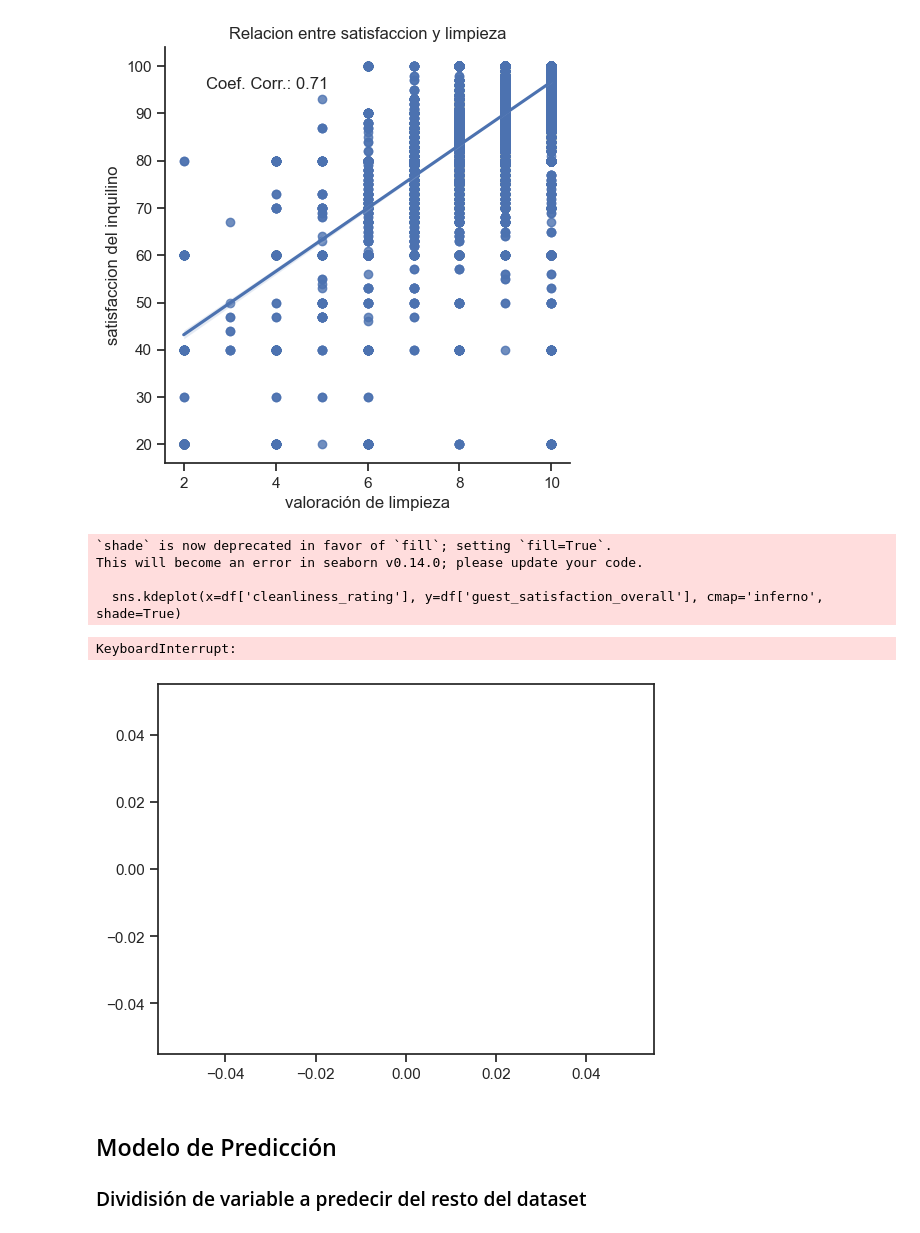
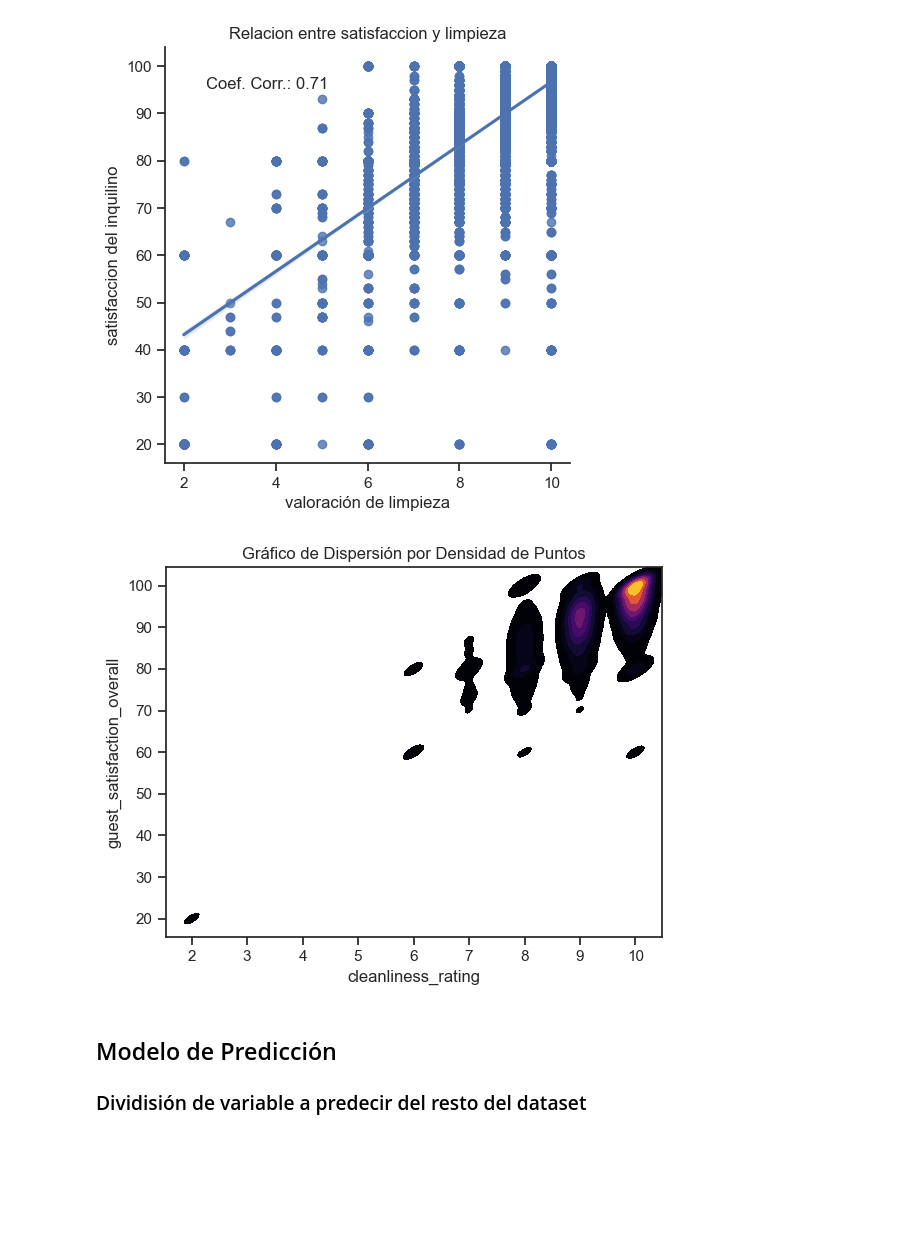
Before and after one commit to Leo12Casale/AnalisisDatos-Accidentes, a Jupyter notebook: Graficos.ipynb, the cells around one changed output. Saved outputs shown, nothing was run; the diff lists cells and outputs as text; code cells hidden in the pictures; blank space fills up the shorter version.

```diff
--- a/Graficos.ipynb
+++ b/Graficos.ipynb
@@ -11,10 +11,13 @@ from sklearn.metrics import mean_squared_error, r2_score
 # Verifica la ruta y el delimitador del archivo CSV
 df = pd.read_csv('Alquileres.csv', engine='python', delimiter=";")
 df = df.replace(',', '.', regex=True)
-df['realSum']= df['realSum'].astype(float)
-df['dayPrice']= df['dayPrice'].astype(float)
-df['dayPriceByPerson']= df['dayPriceByPerson'].astype(float)
-df['dist']= df['dist'].astype(float)
+df['realSum'] = df['realSum'].astype(float)
+df['dayPrice'] = df['dayPrice'].astype(float)
+df['dayPriceByPerson'] = df['dayPriceByPerson'].astype(float)
+df['dist'] = df['dist'].astype(float)
+df['metro_dist']= df['metro_dist'].astype(float)
+df['attr_index_norm']= df['attr_index_norm'].astype(float)
+df['person_capacity']= df['person_capacity'].astype(int)
 
 # Realiza las operaciones que necesites con el DataFrame
 df.head(15)
@@ -146,21 +149,16 @@ plt.annotate(f'Coef. Corr.: {coef_corr:.2f}', xy=(0.1, 0.9), xycoords='axes frac
 Text(0.1, 0.9, 'Coef. Corr.: 0.71')
 [figure]
 # %%
-sns.kdeplot(x=df['cleanliness_rating'], y=df['guest_satisfaction_overall'], cmap='inferno', shade=True)
+sns.kdeplot(x=df['cleanliness_rating'], y=df['guest_satisfaction_overall'], cmap='inferno', fill=True)
 
 # Personalizar el gráfico
 plt.xlabel('cleanliness_rating')
 plt.ylabel('guest_satisfaction_overall')
 plt.title('Gráfico de Dispersión por Densidad de Puntos')
 
 plt.show()
 # %% [output]
-`shade` is now deprecated in favor of `fill`; setting `fill=True`.
-This will become an error in seaborn v0.14.0; please update your code.
-
-  sns.kdeplot(x=df['cleanliness_rating'], y=df['guest_satisfaction_overall'], cmap='inferno', shade=True)
-KeyboardInterrupt:
-[figure, old version]
+[figure, new version]
 # %% [markdown]
 ## Modelo de Predicción
 ### Dividisión de variable a predecir del resto del dataset
```
Also changed, not shown: parts of 30 cells of this notebook.
